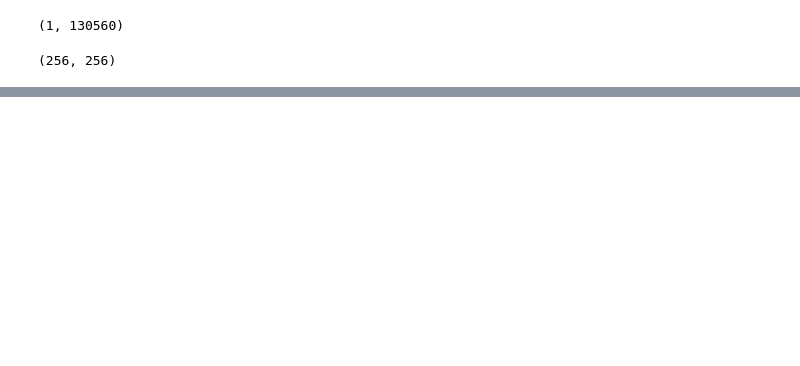
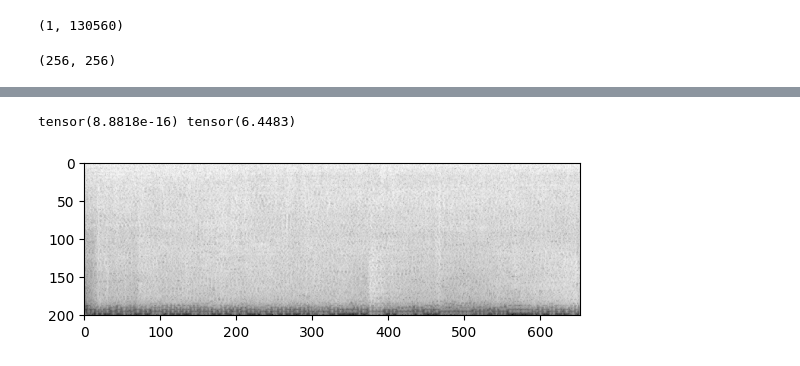
Before and after one commit to carl-mahusai/stable-diffusion-tutorial, a Jupyter notebook: notebooks/hugging_face_audio_diffusion.ipynb, the cells around one changed output, grey strips where cells are left out. Saved outputs shown, nothing was run; the diff lists cells and outputs as text; code cells hidden in the pictures; blank space fills up the shorter version.

```diff
--- a/notebooks/hugging_face_audio_diffusion.ipynb
+++ b/notebooks/hugging_face_audio_diffusion.ipynb
@@ -43,0 +56,10 @@ pipe.mel
+# %%
+# Calculate and show a spectrogram for our generated audio sample using torchaudio
+spec_transform = AT.Spectrogram(power=2)
+spectrogram = spec_transform(torch.tensor(output.audios[0]))
+print(spectrogram.min(), spectrogram.max())
+log_spectrogram = spectrogram.log()
+plt.imshow(log_spectrogram[0], cmap='gray');
+# %% [output]
+tensor(8.8818e-16) tensor(6.4483)
+[figure, added]
```
Also changed, not shown: parts of 1 cell of this notebook, 1 other file.
